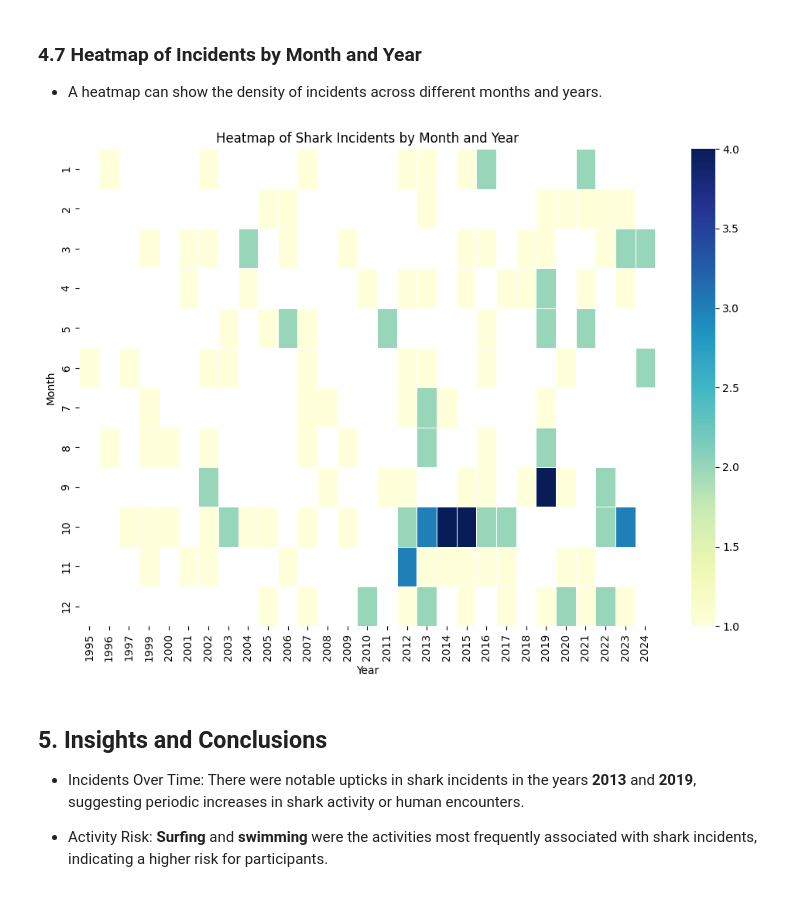
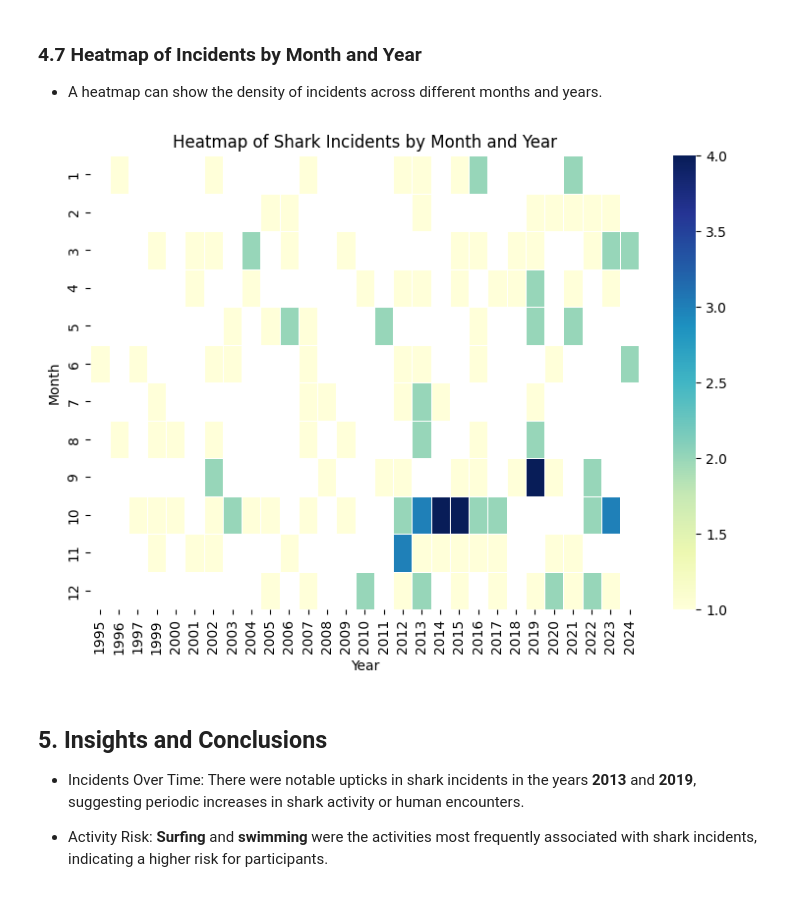
Before and after one commit to mohan-y/hawaii-shark-incident-data-analysis, a Jupyter notebook: hawaii_shark_incident_data_analysis.ipynb, the cells around one changed output. Saved outputs shown, nothing was run; the diff lists cells and outputs as text; code cells hidden in the pictures.

```diff
--- a/hawaii_shark_incident_data_analysis.ipynb
+++ b/hawaii_shark_incident_data_analysis.ipynb
@@ -325,20 +325,20 @@ plt.show()
 # %%
 # Extract month from the 'Date' column
 data['Month'] = data['Date'].dt.month
 
 # Create a pivot table for the heatmap
 heatmap_data = data.pivot_table(index='Month', columns='Year', values='Activity', aggfunc='count')
 
 # Plotting
-plt.figure(figsize=(12, 8))
+plt.figure(figsize=(9, 6))
 sns.heatmap(heatmap_data, cmap='YlGnBu', linewidths=.5)
 plt.title('Heatmap of Shark Incidents by Month and Year')
 plt.xlabel('Year')
 plt.ylabel('Month')
-plt.savefig(os.path.join(image_dir, 'heatmap.png'), dpi=300, bbox_inches='tight')
+plt.savefig(os.path.join(image_dir, 'heatmap.png'))
 plt.show()
 # %% [output]
-[figure, old version]
+[figure, new version]
 # %% [markdown]
 ## 5. Insights and Conclusions
 
```
Also changed, not shown: parts of 3 cells of this notebook, 4 other files.
